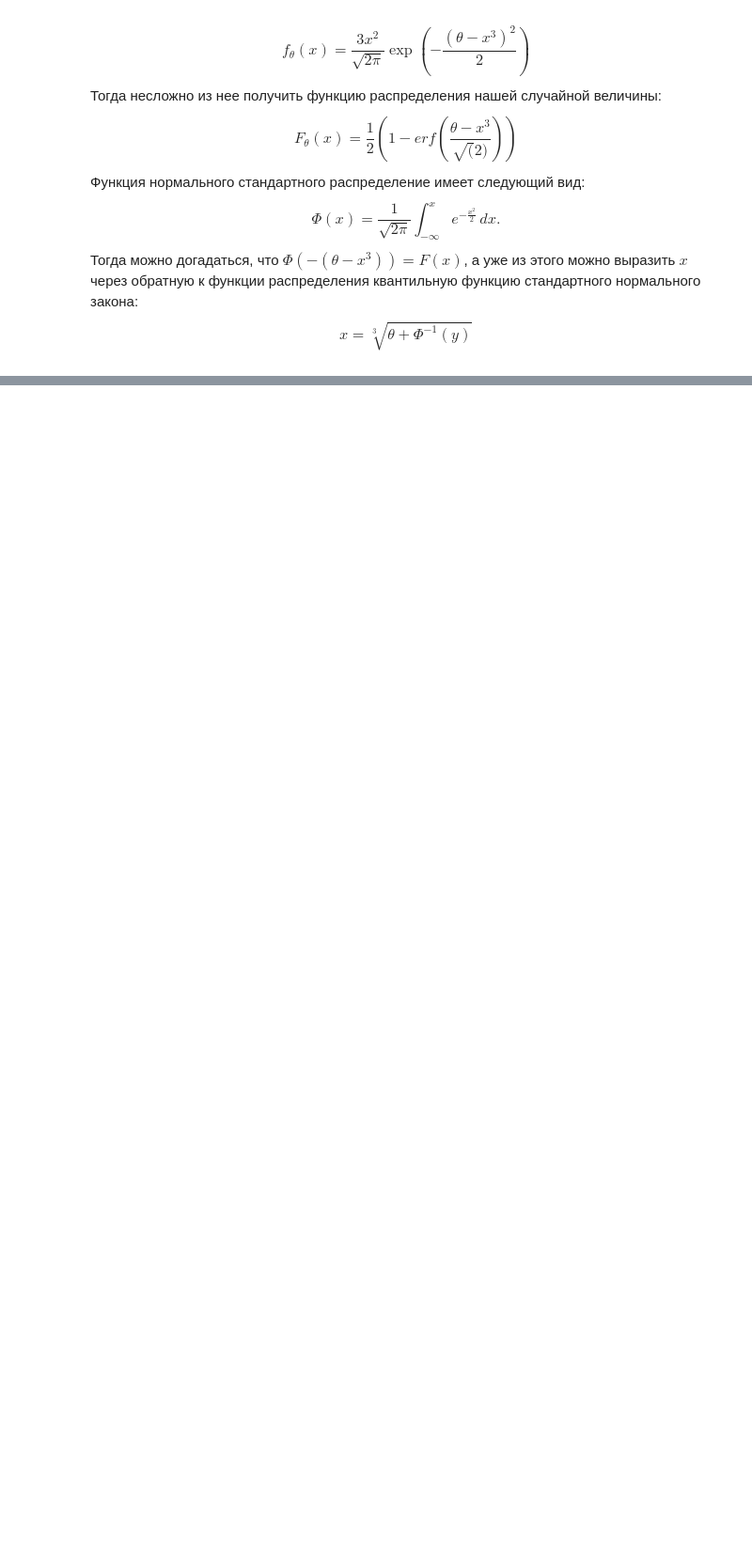
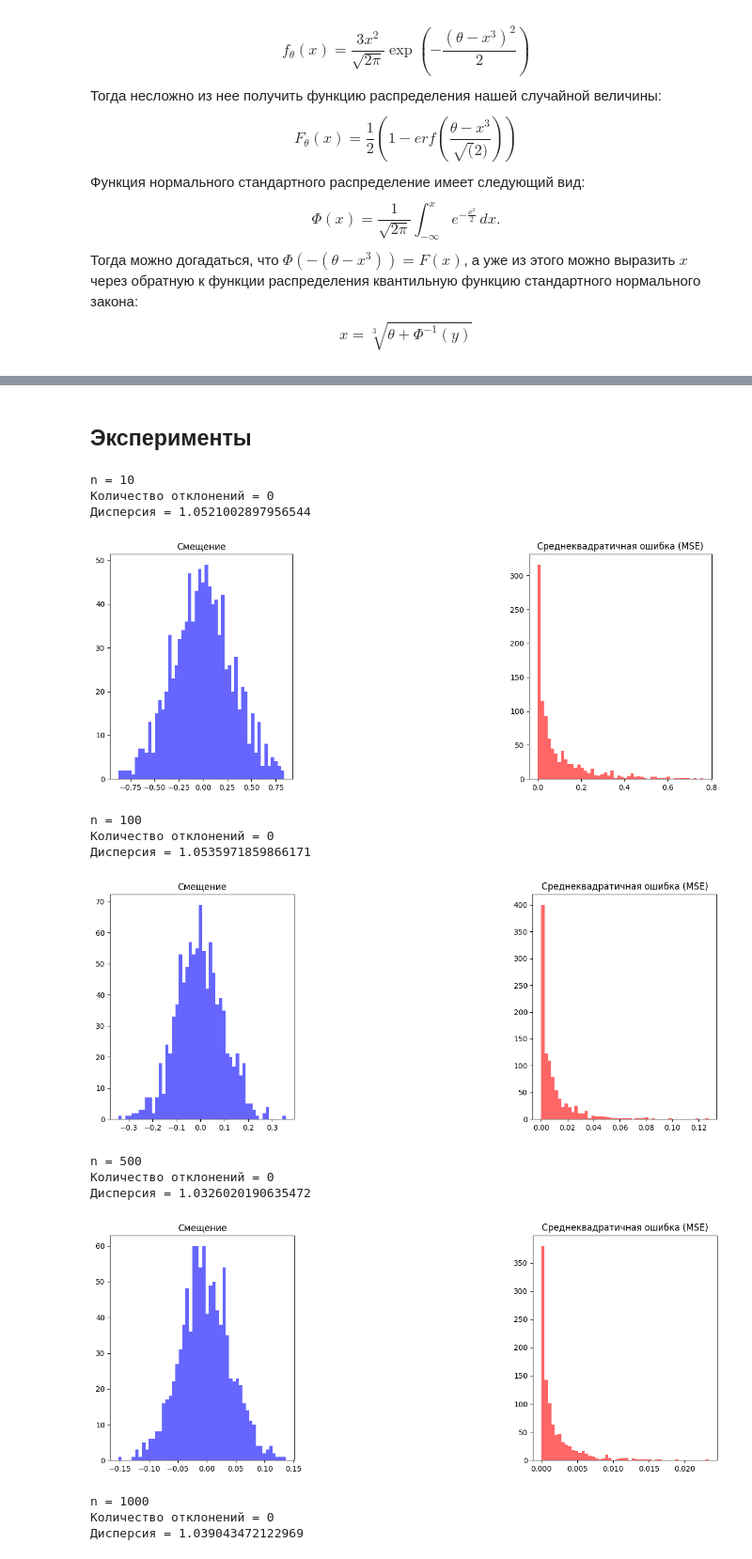
Before and after one commit to ixi8ixi/mathStat_y2023, a Jupyter notebook: lab2.ipynb, the cells around one changed output, grey strips where cells are left out. Shown at 94% size. Cells and saved outputs as stored; diff of their text form; code cells hidden in the pictures; blank space fills up the shorter version.

```diff
--- a/lab2.ipynb
+++ b/lab2.ipynb
@@ -144,0 +153,54 @@ n = 10000
+# %%
+def count_estimation(sample):
+    return np.sum(sample) / len(sample)
+# %% [markdown]
+## Эксперименты
+# %%
+for n in ns:
+    deviations = 0
+    estimates = []
+    biases = []
+    mse = []
+    thetas = []
+
+    for _ in range(m):
+        # Генерация выборки
+        theta = np.random.normal(0, 1)
+        samples = np.random.normal(theta, 1, n)
+
+        # Подсчёт оценки
+        theta_hat = count_estimation(samples)
+        thetas.append(theta_hat)
+
+        # Рассчет смещения
+        bias = theta_hat - theta
+        biases.append(bias)
+
+        # Рассчет среднеквадратичной ошибки (MSE)
+        mse.append((theta_hat - theta)**2)
+
+        # Проверка отклонения от истинного параметра
+        z_score = (theta_hat - theta_true) / theta_true
+        if z_score > significance_level:
+            deviations += 1
+
+    #Считаем дисперсию
+    variance = np.var(thetas)
+
+    visualize(n, deviations, variance, biases, mse)
+# %% [output]
+n = 10
+Количество отклонений = 0
+Дисперсия = 1.0521002897956544
+[figure, added]
+n = 100
+Количество отклонений = 0
+Дисперсия = 1.0535971859866171
+[figure, added]
+n = 500
+Количество отклонений = 0
+Дисперсия = 1.0326020190635472
+[figure, added]
+n = 1000
+Количество отклонений = 0
+Дисперсия = 1.039043472122969
```
Also changed, not shown: parts of 3 cells of this notebook.
